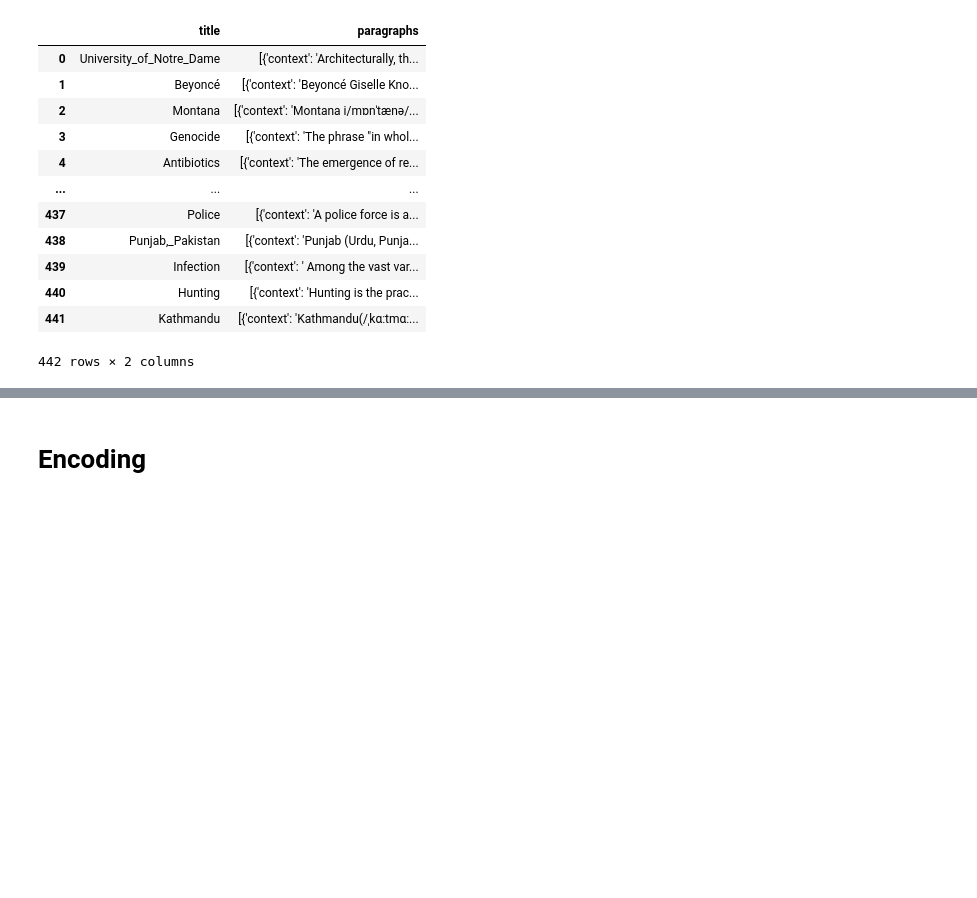
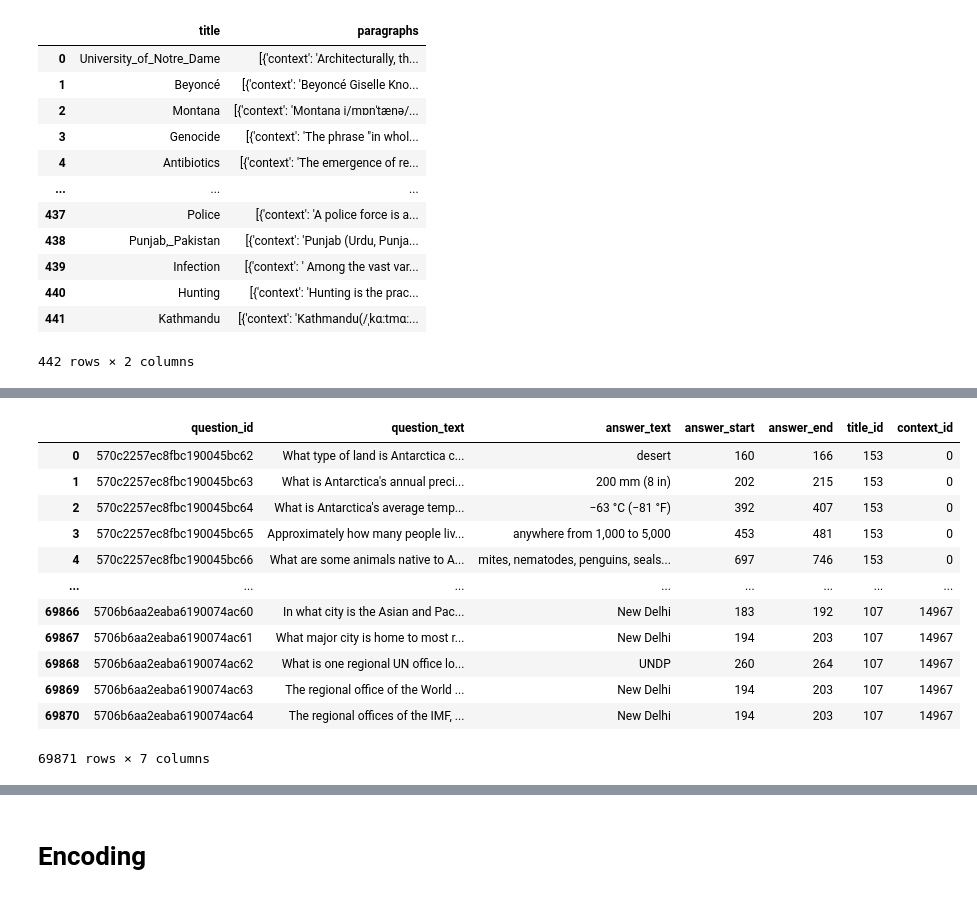
Before and after one commit to giuliofortini/NLP_SQuAD_Project, a Jupyter notebook: SQuAD_project.ipynb, the cells around one changed output, grey strips where cells are left out. Saved outputs shown, nothing was run; the diff lists cells and outputs as text; code cells hidden in the pictures; blank space fills up the shorter version.

Commit message:
Corretto dataset preprocessing: tolta answer dall'input

```diff
--- a/SQuAD_project.ipynb
+++ b/SQuAD_project.ipynb
@@ -94,26 +70,32 @@ data
 | 440 | Hunting | [{'context': 'Hunting is the prac... |
 | 441 | Kathmandu | [{'context': 'Kathmandu(/ˌkɑːtmɑː... |
 442 rows × 2 columns
+# %%
+train, test = train_test_split(data, test_size=0.2)
 # %%
-temp = []
-title_dict = {}
-contexts = []
+def preprocess_df(df):
+  temp = []
+  title_dict = {}
+  contexts = []
 
-for i, row in data.iterrows():
-  for context in row['paragraphs']:
-    contexts.append(context['context'])
-    for qa in context['qas']:
-      question_id = qa['id']
-      question = qa['question']
-      for answer in qa['answers']:
-        answer_text = answer['text']
-        answer_start = answer['answer_start']
-        answer_end = answer_start+len(answer_text)
-        temp.append([question_id, question, answer_text, answer_start, answer_end, i, len(contexts)-1])
+  for i, row in df.iterrows():
+    for context in row['paragraphs']:
+      contexts.append(context['context'])
+      for qa in context['qas']:
+        question_id = qa['id']
+        question = qa['question']
+        for answer in qa['answers']:
+          answer_text = answer['text']
+          answer_start = answer['answer_start']
+          answer_end = answer_start+len(answer_text)
+          temp.append([question_id, question, answer_text, answer_start, answer_end, i, len(contexts)-1])
 
 
-context_dict = dict(enumerate(contexts))
+  context_dict = dict(enumerate(contexts))
 
-df = pd.DataFrame(temp, columns=['question_id', 'question_text', 'answer_text', 'answer_start', 'answer_end', 'title_id', 'context_id'])
-#df['context_id'] = context_df.index
-context_dict[0]
+  df = pd.DataFrame(temp, columns=['question_id', 'question_text', 'answer_text', 'answer_start', 'answer_end', 'title_id', 'context_id'])
+
+  return df, context_dict
+
+train_df, train_context_dict = preprocess_df(train)
+test_df, test_context_dict = preprocess_df(test)
@@ -138,2 +102,18 @@ df
+# %%
+train_df
+# %% [output]
+|  | question_id | question_text | answer_text | answer_start | answer_end | title_id | context_id |
+| 0 | 570c2257ec8fbc190045bc62 | What type of land is Antarctica c... | desert | 160 | 166 | 153 | 0 |
+| 1 | 570c2257ec8fbc190045bc63 | What is Antarctica's annual preci... | 200 mm (8 in) | 202 | 215 | 153 | 0 |
+| 2 | 570c2257ec8fbc190045bc64 | What is Antarctica's average temp... | −63 °C (−81 °F) | 392 | 407 | 153 | 0 |
+| 3 | 570c2257ec8fbc190045bc65 | Approximately how many people liv... | anywhere from 1,000 to 5,000 | 453 | 481 | 153 | 0 |
+| 4 | 570c2257ec8fbc190045bc66 | What are some animals native to A... | mites, nematodes, penguins, seals... | 697 | 746 | 153 | 0 |
+| ... | ... | ... | ... | ... | ... | ... | ... |
+| 69866 | 5706b6aa2eaba6190074ac60 | In what city is the Asian and Pac... | New Delhi | 183 | 192 | 107 | 14967 |
+| 69867 | 5706b6aa2eaba6190074ac61 | What major city is home to most r... | New Delhi | 194 | 203 | 107 | 14967 |
+| 69868 | 5706b6aa2eaba6190074ac62 | What is one regional UN office lo... | UNDP | 260 | 264 | 107 | 14967 |
+| 69869 | 5706b6aa2eaba6190074ac63 | The regional office of the World ... | New Delhi | 194 | 203 | 107 | 14967 |
+| 69870 | 5706b6aa2eaba6190074ac64 | The regional offices of the IMF, ... | New Delhi | 194 | 203 | 107 | 14967 |
+69871 rows × 7 columns
 # %%
 import random
```
Also changed, not shown: parts of 40 cells of this notebook.
